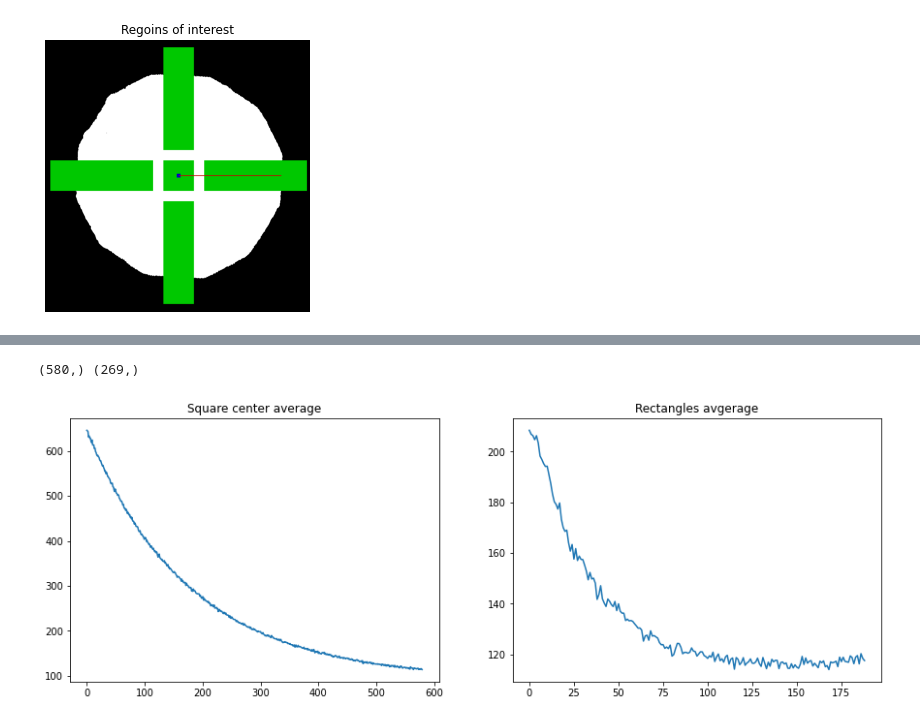
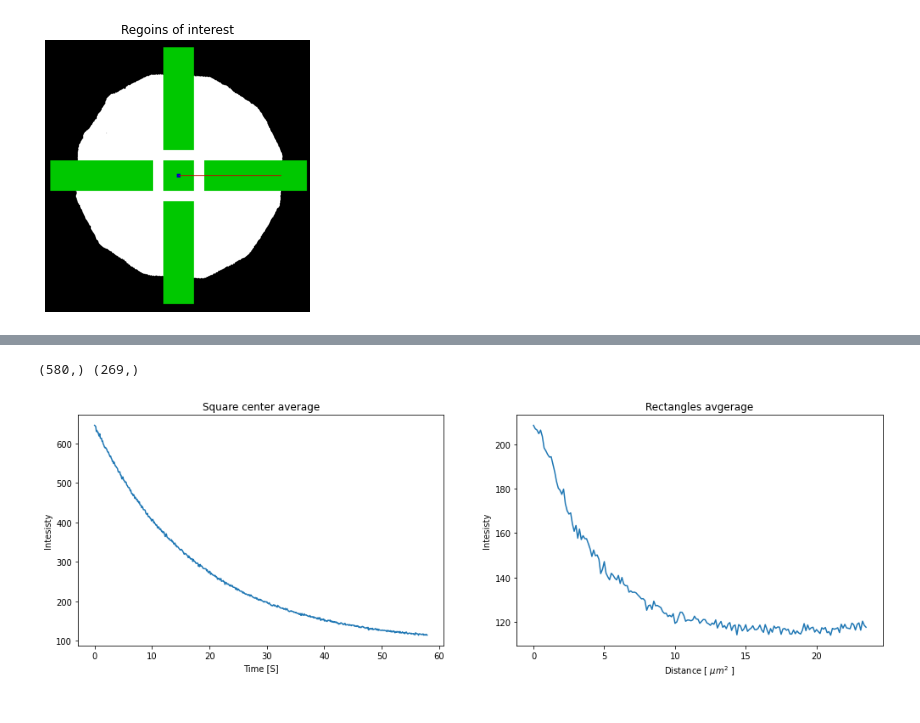
Before and after one commit to ahmed344/SLB_fluidity, a Jupyter notebook: continuous photobleaching.ipynb, the cells around one changed output, grey strips where cells are left out. Cells and saved outputs as stored; diff of their text form; code cells hidden in the pictures.

```diff
--- a/continuous photobleaching.ipynb
+++ b/continuous photobleaching.ipynb
@@ -130,35 +128,38 @@ plt.colorbar();
 # Take the means to get the curves
 square_center    = np.mean(stack[:,center[0]-40:center[0]+40, center[1]-40:center[1]+40],
                            axis=(1,2))
 rectangle_right  = np.mean(stack[-5:,center[0]-40:center[0]+40, center[1]+int(radius/4):center[1]+int(radius*5/4)],
                            axis=(0,1))
 rectangle_left   = np.mean(stack[-5:,center[0]-40:center[0]+40, center[1]-int(radius*5/4):center[1]-int(radius/4)],
                            axis=(0,1))
 rectangle_up     = np.mean(stack[-5:,center[0]-int(radius*5/4):center[0]-int(radius/4), center[1]-40:center[1]+40],
                            axis=(0,2))
 rectangle_down   = np.mean(stack[-5:,center[0]+int(radius/4):center[0]+int(radius*5/4), center[1]-40:center[1]+40],
                            axis=(0,2))
 
 # Reverse the right and the down rectangle
 rectangle_right = rectangle_right[::-1]
 rectangle_down  = rectangle_down[::-1]
 
 # Take the average of the rectangles
 rectangle_avg = np.mean([rectangle_right, rectangle_left, rectangle_up, rectangle_down], axis=0)
 
 print(square_center.shape, rectangle_avg.shape)
 
 # display the image with better brightness and contrast
-plt.figure(figsize=(15,5))
+plt.figure(figsize=(17,5))
 
 plt.subplot(121)
-plt.plot(square_center)
+plt.plot(np.arange(square_center.shape[0]) * 0.1, square_center)
 plt.title('Square center average')
-plt.xlabel('ti')
+plt.xlabel('Time [S]')
+plt.ylabel('Intesisty')
 
 plt.subplot(122)
-plt.plot(rectangle_avg[80:])
+plt.plot(np.arange(rectangle_avg[80:].shape[0]) * 0.125, rectangle_avg[80:])
 plt.title('Rectangles avgerage');
+plt.xlabel('Distance [ $\mu m^2$ ]')
+plt.ylabel('Intesisty');
 # %% [output]
 (580,) (269,)
-[figure, old version]
+[figure, new version]
```
Also changed, not shown: parts of 6 cells of this notebook.
